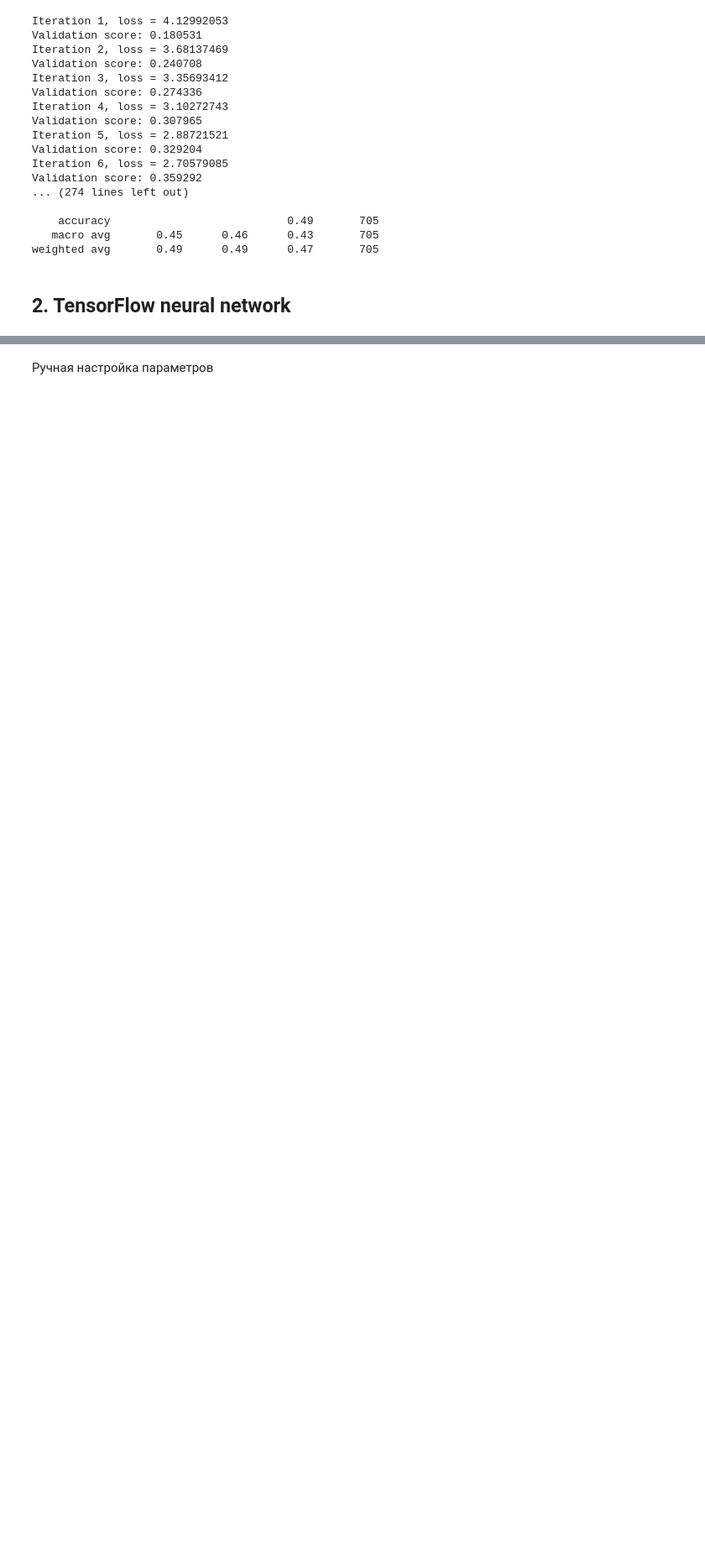
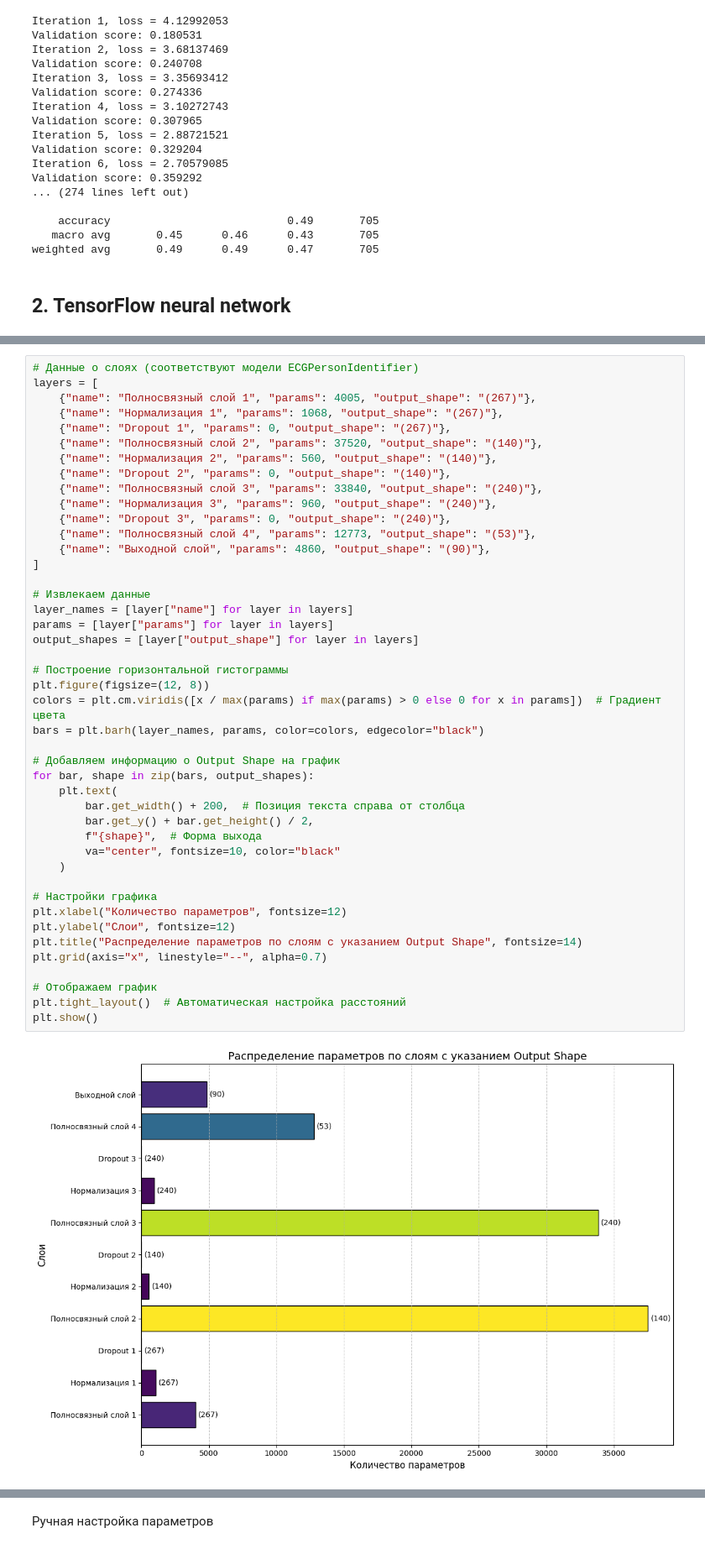
Before and after one commit to 1985Viacheslav/My_diplom_work, a Jupyter notebook: ECG_Program/notebooks/02_model_training.ipynb, the cells around one changed output, grey strips where cells are left out. Shown at 84% size. Drawn from its saved outputs; the diff is of its cells as text; blank space fills up the shorter version.

```diff
--- a/ECG_Program/notebooks/02_model_training.ipynb
+++ b/ECG_Program/notebooks/02_model_training.ipynb
@@ -915,0 +996,46 @@ def plot_training_history(history, test_accuracy=None, test_loss=None):
+# %%
+# Данные о слоях (соответствуют модели ECGPersonIdentifier)
+layers = [
+    {"name": "Полносвязный слой 1", "params": 4005, "output_shape": "(267)"},
+    {"name": "Нормализация 1", "params": 1068, "output_shape": "(267)"},
+    {"name": "Dropout 1", "params": 0, "output_shape": "(267)"},
+    {"name": "Полносвязный слой 2", "params": 37520, "output_shape": "(140)"},
+    {"name": "Нормализация 2", "params": 560, "output_shape": "(140)"},
+    {"name": "Dropout 2", "params": 0, "output_shape": "(140)"},
+    {"name": "Полносвязный слой 3", "params": 33840, "output_shape": "(240)"},
+    {"name": "Нормализация 3", "params": 960, "output_shape": "(240)"},
+    {"name": "Dropout 3", "params": 0, "output_shape": "(240)"},
+    {"name": "Полносвязный слой 4", "params": 12773, "output_shape": "(53)"},
+    {"name": "Выходной слой", "params": 4860, "output_shape": "(90)"},
+]
+
+# Извлекаем данные
+layer_names = [layer["name"] for layer in layers]
+params = [layer["params"] for layer in layers]
+output_shapes = [layer["output_shape"] for layer in layers]
+
+# Построение горизонтальной гистограммы
+plt.figure(figsize=(12, 8))
+colors = plt.cm.viridis([x / max(params) if max(params) > 0 else 0 for x in params])  # Градиент цвета
+bars = plt.barh(layer_names, params, color=colors, edgecolor="black")
+
+# Добавляем информацию о Output Shape на график
+for bar, shape in zip(bars, output_shapes):
+    plt.text(
+        bar.get_width() + 200,  # Позиция текста справа от столбца
+        bar.get_y() + bar.get_height() / 2,
+        f"{shape}",  # Форма выхода
+        va="center", fontsize=10, color="black"
+    )
+
+# Настройки графика
+plt.xlabel("Количество параметров", fontsize=12)
+plt.ylabel("Слои", fontsize=12)
+plt.title("Распределение параметров по слоям с указанием Output Shape", fontsize=14)
+plt.grid(axis="x", linestyle="--", alpha=0.7)
+
+# Отображаем график
+plt.tight_layout()  # Автоматическая настройка расстояний
+plt.show()
+# %% [output]
+[figure, added]
```
Also changed, not shown: parts of 28 cells of this notebook, 6 other files.
